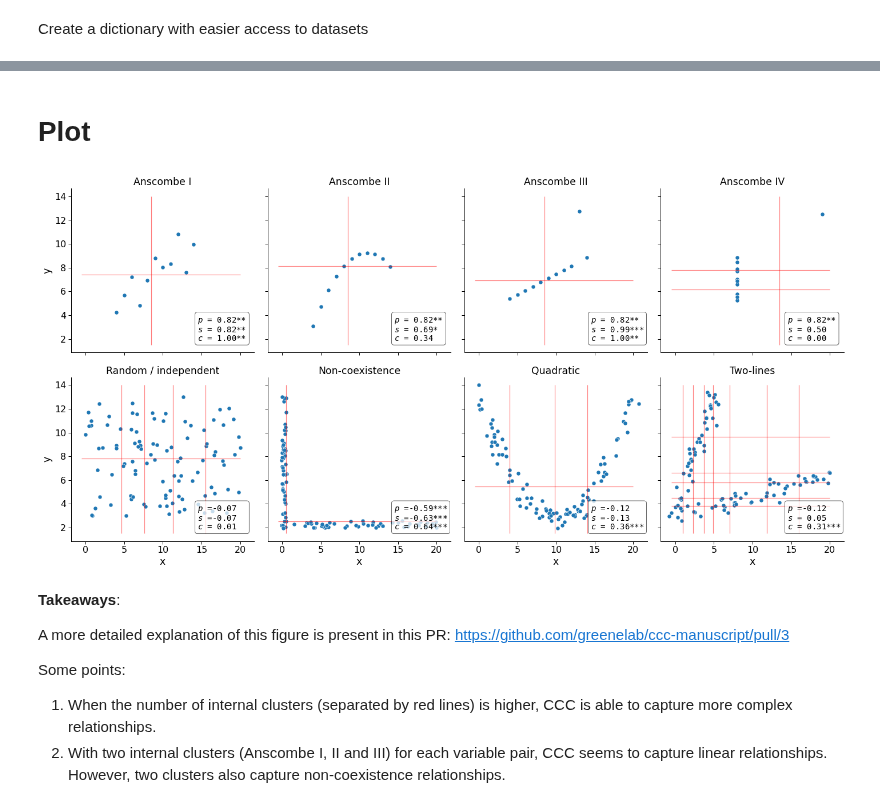
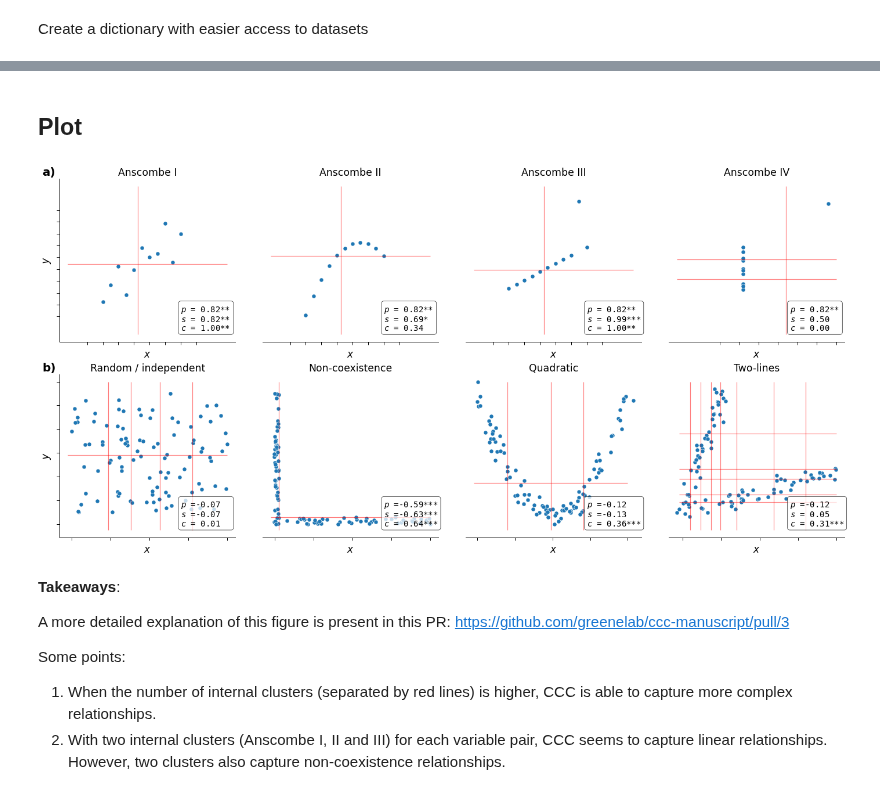
Before and after one commit to greenelab/ccc, a Jupyter notebook: nbs/99_manuscript/intro/05-relationships_analysis.ipynb, the cells around one changed output, grey strips where cells are left out. Saved outputs shown, nothing was run; the diff lists cells and outputs as text; code cells hidden in the pictures.

```diff
--- a/nbs/99_manuscript/intro/05-relationships_analysis.ipynb
+++ b/nbs/99_manuscript/intro/05-relationships_analysis.ipynb
@@ -24,6 +24,8 @@ matplotlib.rcParams["mathtext.it"] = "monospace:italic"
 matplotlib.rcParams["mathtext.bf"] = "monospace:bold"
 # %% [markdown]
 # Settings
+# %%
+PVALUE_N_PERMS = 10000
 # %% [markdown]
 # Paths
 # %%
@@ -198,5 +204,9 @@ datasets = {
+# %%
+datasets = {
+    idx: df.drop(columns="dataset") for idx, df in datasets_df.groupby("dataset")
+}
 # %% [markdown]
-# Plot
+## Plot
 # %%
 def get_cm_line_points(x, y, max_parts, parts):
     """
@@ -270,9 +280,44 @@ with sns.plotting_context("paper", font_scale=1.8):
         ],
         col_wrap=4,
         height=5,
+        sharey=False,
+        sharex=False,
     )
     g.map(sns.scatterplot, "x", "y", s=50, alpha=1)
     g.set_titles(row_template="{row_name}", col_template="{col_name}")
+    g.set_xticklabels([])
+    g.set_yticklabels([])
+
+    for ax_idx, ax in enumerate(g.axes):
+        ax.set_xlabel("$x$")
+
+        if ax_idx == 0:
+            ax.text(
+                -0.10,
+                1.02,
+                "a)",
+                fontweight="semibold",
+                fontsize=20,
+                transform=ax.transAxes,
+                horizontalalignment="left",
+            )
+        elif ax_idx == 4:
+            ax.text(
+                -0.10,
+                1.02,
+                "b)",
+                fontweight="semibold",
+                fontsize=20,
+                transform=ax.transAxes,
+                horizontalalignment="left",
+            )
+
+        if ax_idx in (0, 4):
+            ax.set_ylabel("$y$")
+            continue
+
+        sns.despine(ax=ax, left=True)
+        ax.yaxis.set_tick_params(left=False)
 
     mono = {"family": "monospace"}
 
@@ -285,8 +330,9 @@ with sns.plotting_context("paper", font_scale=1.8):
         rs, rs_p = spearmanr(x, y)
 
         # ccc
-        c, max_parts, parts = ccc(x, y, return_parts=True)
-        c, c_p = ccc(x, y, pvalue_n_perms=10000)
+        (c, c_p), max_parts, parts = ccc(
+            x, y, return_parts=True, pvalue_n_perms=PVALUE_N_PERMS
+        )
 
         x_line_points, y_line_points = get_cm_line_points(x, y, max_parts, parts)
         for yp in y_line_points:
@@ -294,35 +340,37 @@ with sns.plotting_context("paper", font_scale=1.8):
 
         for xp in x_line_points:
             ax.vlines(x=xp, ymin=1.5, ymax=14, color="r", alpha=0.5)
 
         # add text box for the statistics
         stats = (
             f"$\it{{p}}$ ={r: .2f}{pvalue_to_star(r_p)}\n"
             f"$\it{{s}}$ ={rs: .2f}{pvalue_to_star(rs_p)}\n"
             f"$\it{{c}}$ ={c: .2f}{pvalue_to_star(c_p)}"
         )
         bbox = dict(boxstyle="round", fc="white", ec="black", alpha=0.75)
         ax.text(
             0.69,
             0.07,
             stats,
             fontsize=14,
             fontdict=mono,
             bbox=bbox,
             transform=ax.transAxes,
             horizontalalignment="left",
             linespacing=1.1,
         )
 
+    plt.subplots_adjust(hspace=0.2)
+
     plt.savefig(
-        OUTPUT_FIGURE_DIR / "relationships.svg",
+        OUTPUT_FIGURE_DIR / "numerical_relationships.svg",
         # rasterized=True,
         # dpi=300,
         bbox_inches="tight",
         facecolor="white",
     )
 # %% [output]
-[figure, old version]
+[figure, new version]
 # %% [markdown]
 **Takeaways**:
 
```
Also changed, not shown: parts of 28 cells of this notebook, 1 other file.
